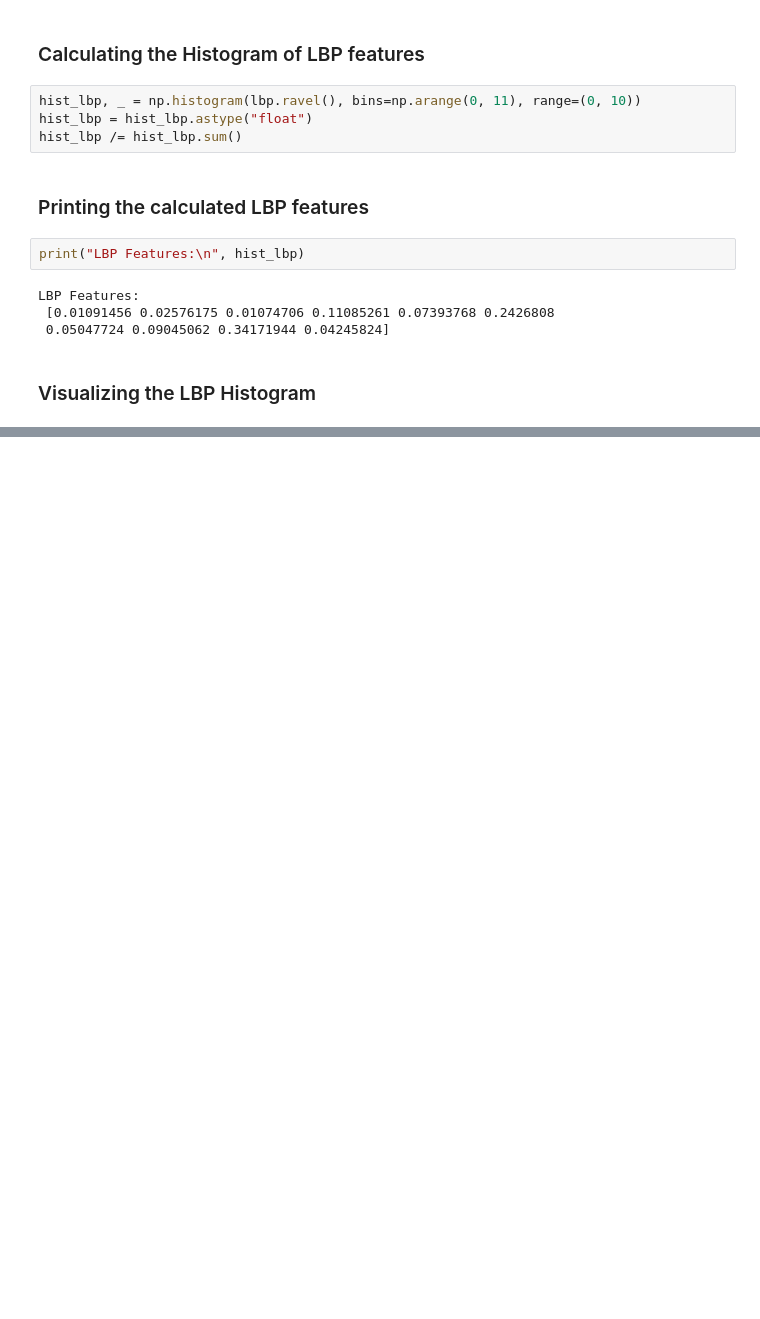
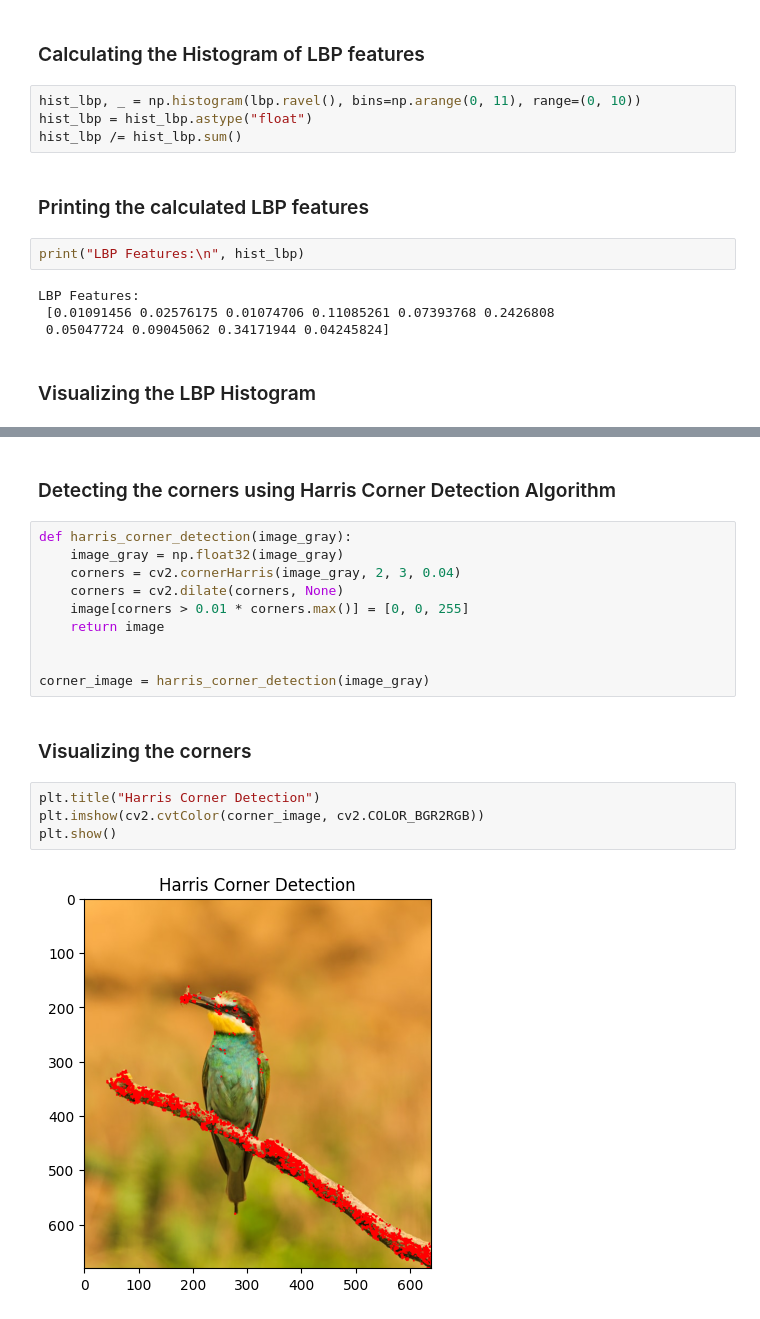
Before and after one commit to khalidmahamud/feature_extraction_techniques, a Jupyter notebook: Feature_Extraction_Techniques.ipynb, the cells around one changed output, grey strips where cells are left out. Cells and saved outputs as stored; diff of their text form; blank space fills up the shorter version.

```diff
--- a/Feature_Extraction_Techniques.ipynb
+++ b/Feature_Extraction_Techniques.ipynb
@@ -277,0 +476,20 @@ plt.show()
+# %% [markdown]
+### Detecting the corners using Harris Corner Detection Algorithm
+# %%
+def harris_corner_detection(image_gray):
+    image_gray = np.float32(image_gray)
+    corners = cv2.cornerHarris(image_gray, 2, 3, 0.04)
+    corners = cv2.dilate(corners, None)
+    image[corners > 0.01 * corners.max()] = [0, 0, 255]
+    return image
+
+
+corner_image = harris_corner_detection(image_gray)
+# %% [markdown]
+### Visualizing the corners
+# %%
+plt.title("Harris Corner Detection")
+plt.imshow(cv2.cvtColor(corner_image, cv2.COLOR_BGR2RGB))
+plt.show()
+# %% [output]
+[figure, added]
```
Also changed, not shown: parts of 28 cells of this notebook, 2 other files.
